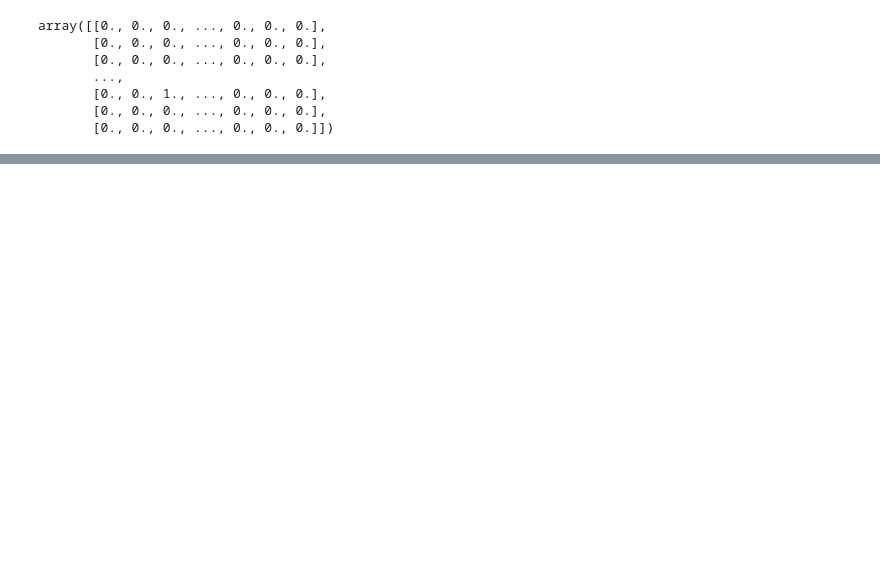
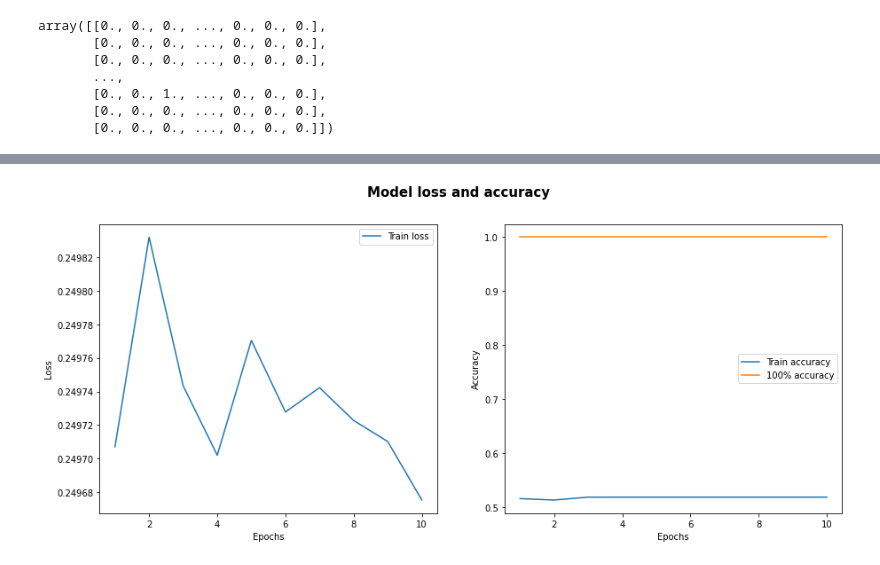
Before and after one commit to goznalo-git/RedesNeuronalesComplejas-UNED, a Jupyter notebook: Mushroom-NeuralNet/2-NeuralNetwork.ipynb, the cells around one changed output, grey strips where cells are left out. Cells and saved outputs as stored; diff of their text form; code cells hidden in the pictures; blank space fills up the shorter version.

```diff
--- a/Mushroom-NeuralNet/2-NeuralNetwork.ipynb
+++ b/Mushroom-NeuralNet/2-NeuralNetwork.ipynb
@@ -90,0 +186,3 @@ You must install pydot (`pip install pydot`) and install graphviz (see instructi
+# %%
+epochs = 10
+history_10 = model_10.fit(train_df, train_class, batch_size = 32, epochs = epochs)
@@ -90,0 +210,4 @@ You must install pydot (`pip install pydot`) and install graphviz (see instructi
+# %%
+plot_loss_accuracy('model2', history_10)
+# %% [output]
+[figure, added]
```
Also changed, not shown: parts of 21 cells of this notebook, 7 other files.
